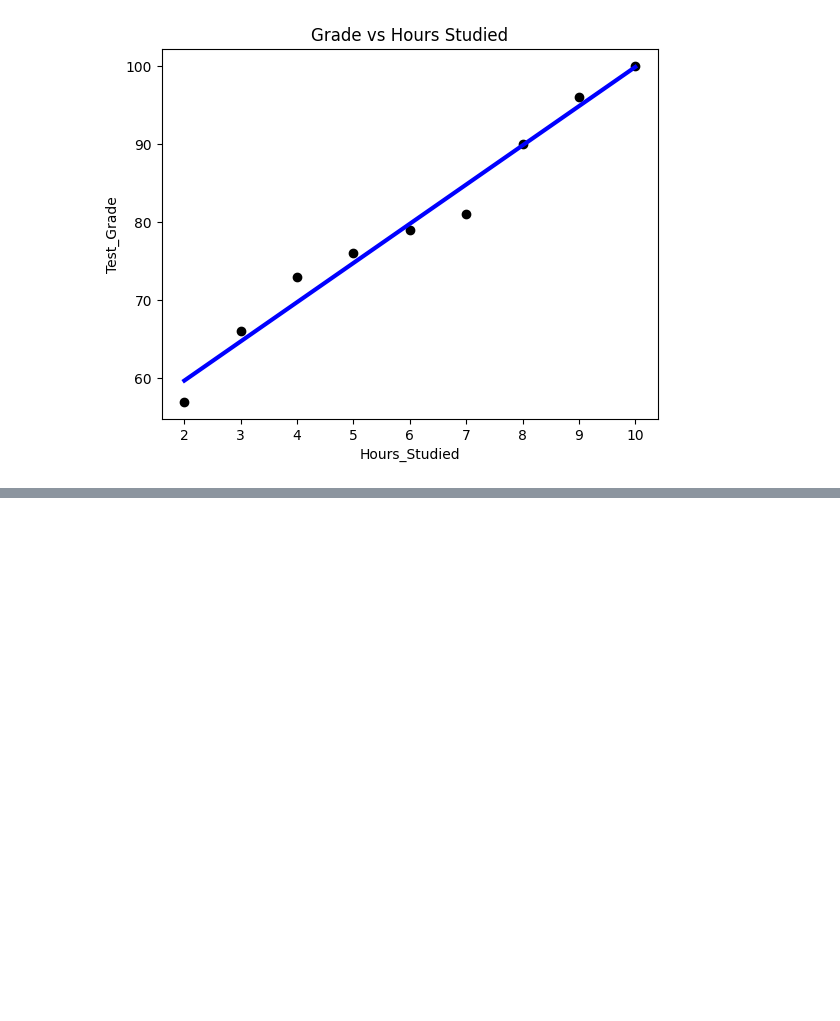
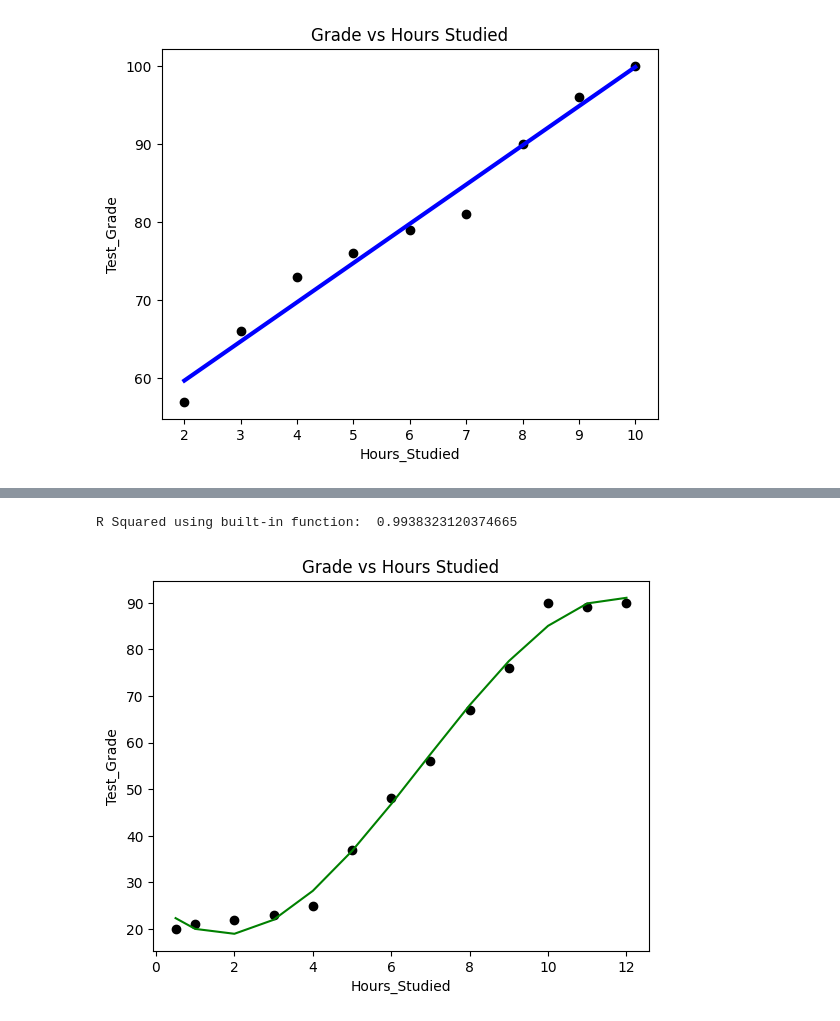
Before and after one commit to ejaj/machine-learning, a Jupyter notebook: fundamentals-ml/Regression.ipynb, the cells around one changed output, grey strips where cells are left out. Saved outputs shown, nothing was run; the diff lists cells and outputs as text; code cells hidden in the pictures; blank space fills up the shorter version.

```diff
--- a/fundamentals-ml/Regression.ipynb
+++ b/fundamentals-ml/Regression.ipynb
@@ -100,0 +241,23 @@ Text(0.5, 0, 'Hours_Studied')
+# %%
+from sklearn.preprocessing import PolynomialFeatures
+from sklearn.pipeline import make_pipeline
+
+x = df['Hours_Studied'].values[:, np.newaxis]  # independent variable
+y = df['Test_Grade'].values     # dependent variable
+
+degree = 3
+model = make_pipeline(PolynomialFeatures(degree), lr)
+
+
+model.fit(x, y)
+
+plt.scatter(x, y,  color='black')
+plt.plot(x, model.predict(x), color='green')
+plt.title('Grade vs Hours Studied')
+plt.ylabel('Test_Grade')
+plt.xlabel('Hours_Studied')
+
+print ("R Squared using built-in function: ", r2_score(y, model.predict(x)))
+# %% [output]
+R Squared using built-in function:  0.9938323120374665
+[figure, added]
```
Also changed, not shown: parts of 16 cells of this notebook, 14 other files.
